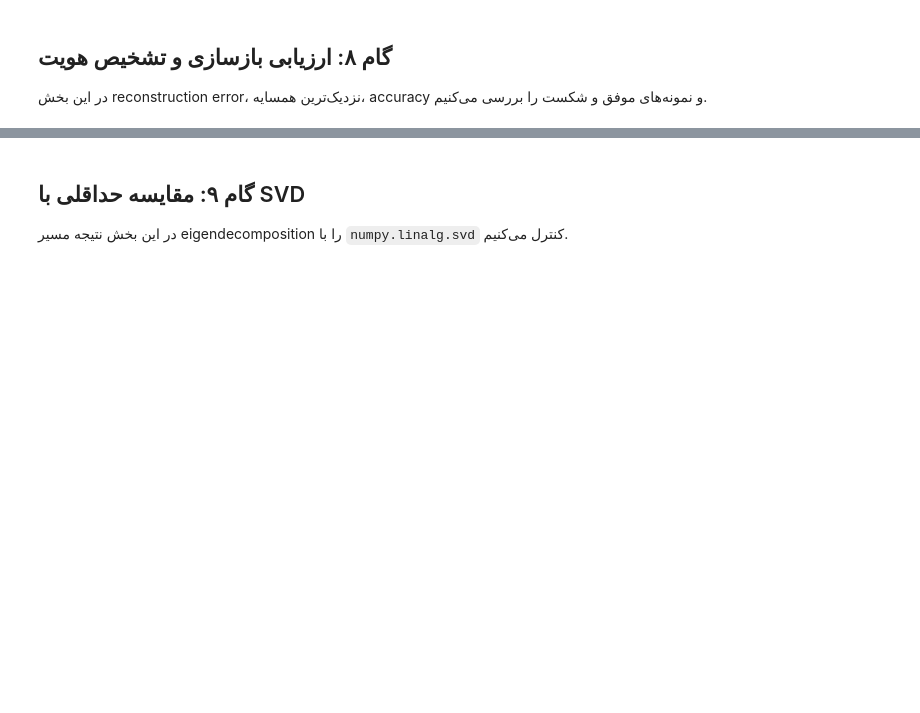
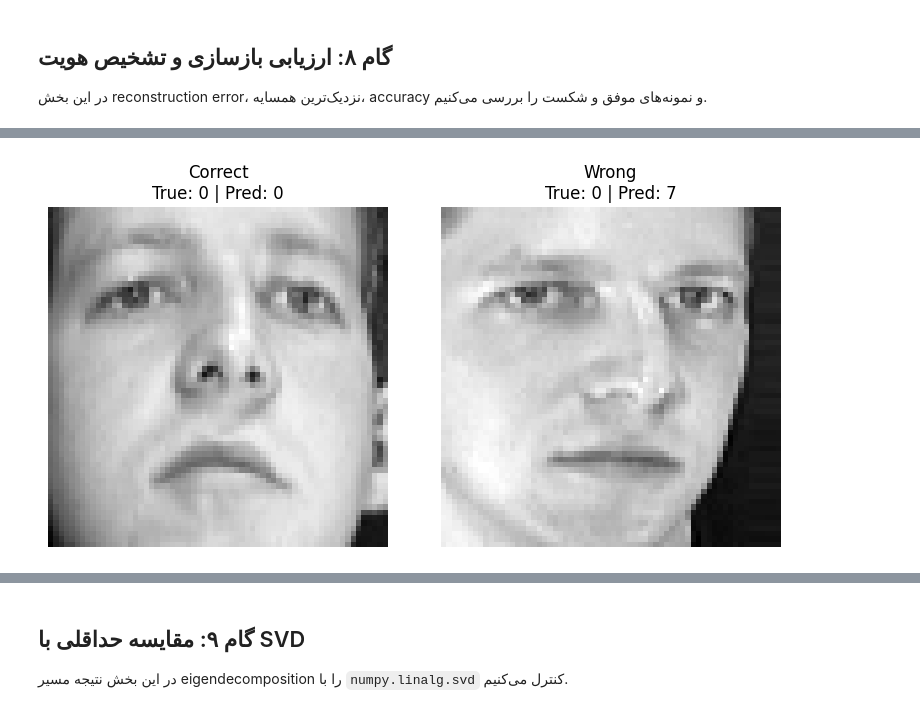
Before and after one commit to yasaman1994/eigenfaces-from-scratch, a Jupyter notebook: eigenfaces_from_scratch.ipynb, the cells around one changed output, grey strips where cells are left out. Saved outputs shown, nothing was run; the diff lists cells and outputs as text; code cells hidden in the pictures; blank space fills up the shorter version.

```diff
--- a/eigenfaces_from_scratch.ipynb
+++ b/eigenfaces_from_scratch.ipynb
@@ -254,0 +516,26 @@ plt.show()
+# %%
+correct_idx = 1
+wrong_idx = 0
+
+fig, axes = plt.subplots(1, 2, figsize=(8, 4))
+
+# Correct
+axes[0].imshow(X_test[correct_idx].reshape(64, 64), cmap="gray")
+axes[0].set_title(
+    f"Correct\nTrue: {y_test[correct_idx]} | "
+    f"Pred: {predictions[correct_idx]}"
+)
+axes[0].axis("off")
+
+# Wrong
+axes[1].imshow(X_test[wrong_idx].reshape(64, 64), cmap="gray")
+axes[1].set_title(
+    f"Wrong\nTrue: {y_test[wrong_idx]} | "
+    f"Pred: {predictions[wrong_idx]}"
+)
+axes[1].axis("off")
+
+plt.tight_layout()
+plt.show()
+# %% [output]
+[figure, added]
```
Also changed, not shown: parts of 44 cells of this notebook.
